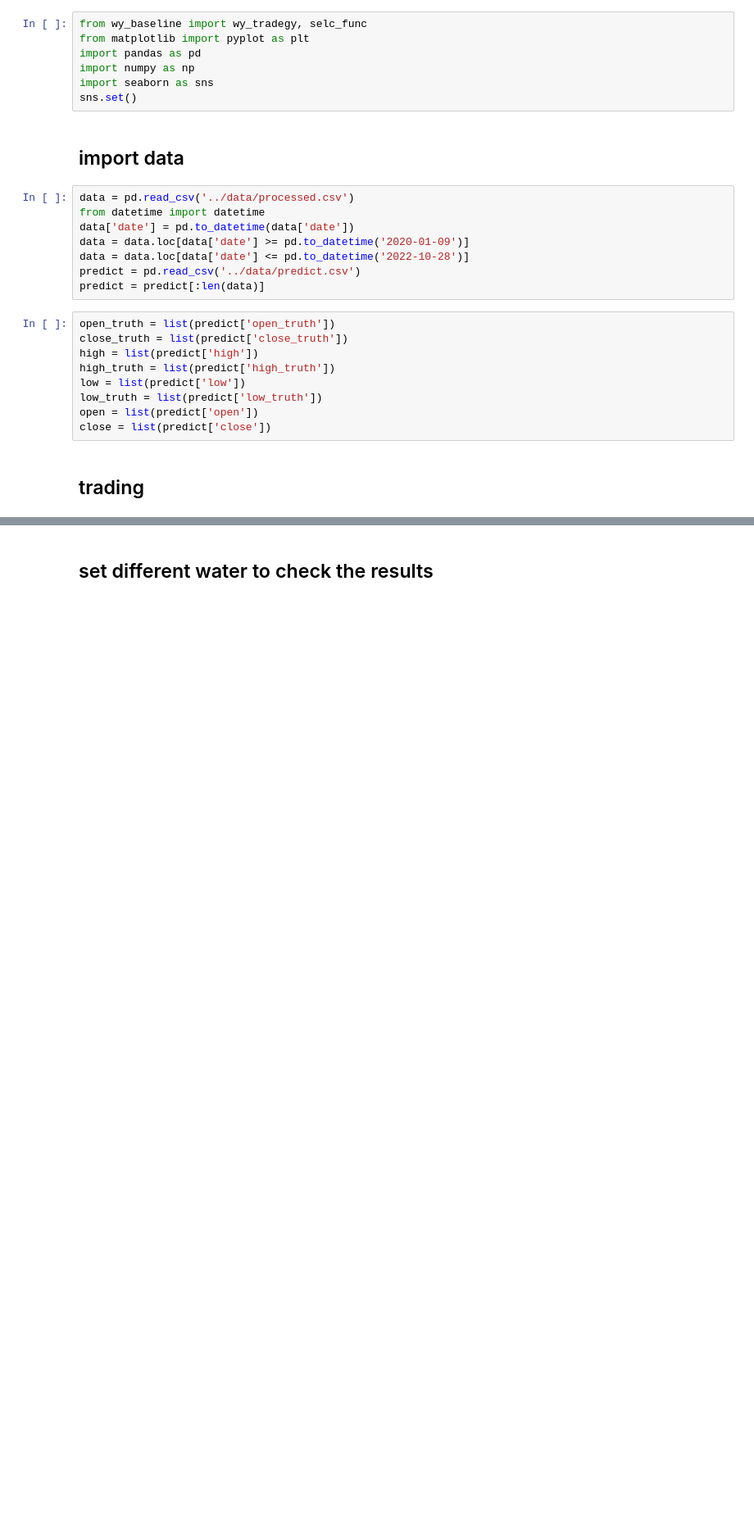
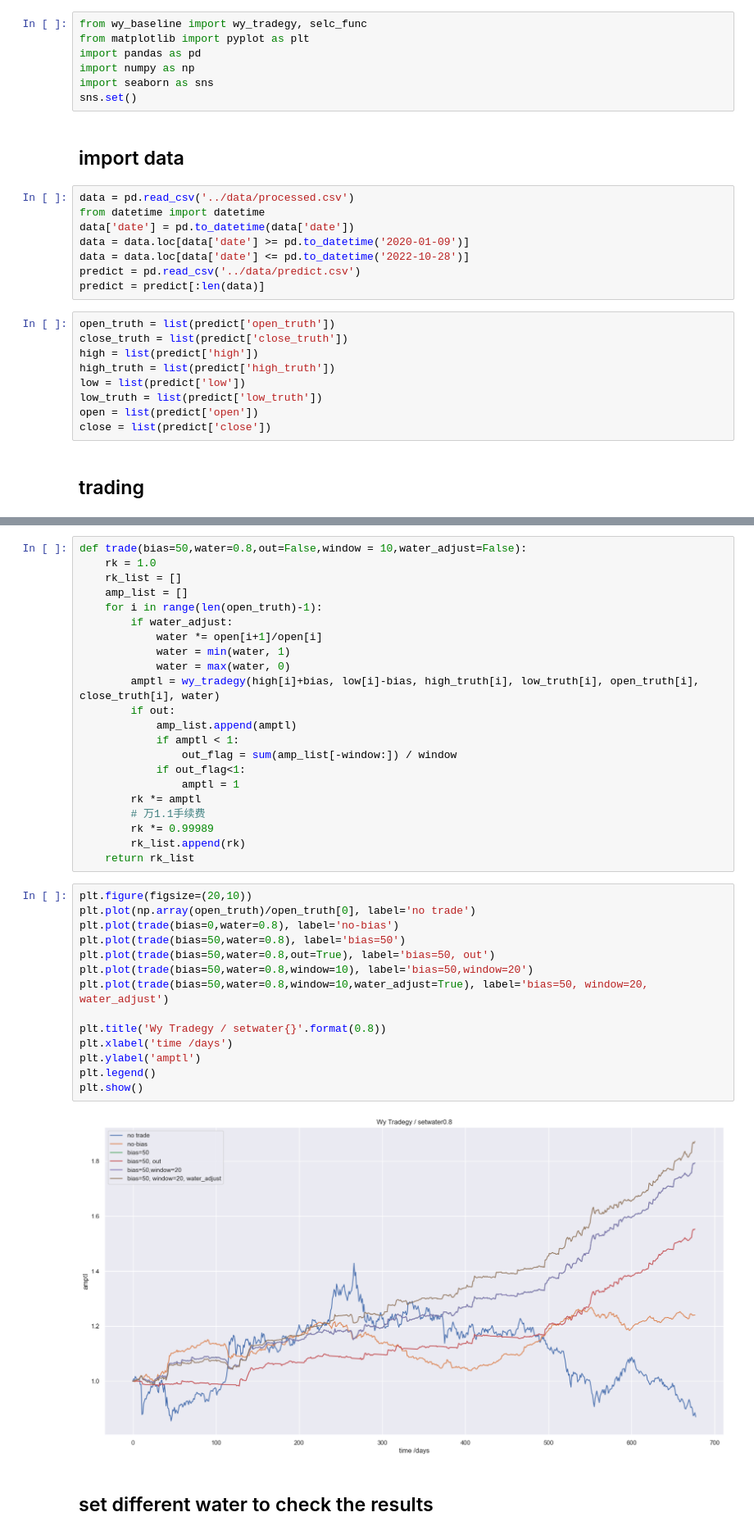
Before and after one commit to binomial-dimension/LosingMoney, a Jupyter notebook: trading/baseline.ipynb, the cells around one changed output, grey strips where cells are left out. Shown at 82% size. Cells and saved outputs as stored; diff of their text form; blank space fills up the shorter version.

Commit message:
change the trade process as functions

```diff
--- a/trading/baseline.ipynb
+++ b/trading/baseline.ipynb
@@ -99,3 +29,41 @@ plt.show()
+# %%
+def trade(bias=50,water=0.8,out=False,window = 10,water_adjust=False):
+    rk = 1.0
+    rk_list = []
+    amp_list = []
+    for i in range(len(open_truth)-1):
+        if water_adjust:
+            water *= open[i+1]/open[i]
+            water = min(water, 1)
+            water = max(water, 0)
+        amptl = wy_tradegy(high[i]+bias, low[i]-bias, high_truth[i], low_truth[i], open_truth[i], close_truth[i], water)
+        if out:
+            amp_list.append(amptl)
+            if amptl < 1:
+                out_flag = sum(amp_list[-window:]) / window
+            if out_flag<1:
+                amptl = 1
+        rk *= amptl
+        # 万1.1手续费
+        rk *= 0.99989
+        rk_list.append(rk)
+    return rk_list
+# %%
+plt.figure(figsize=(20,10))
+plt.plot(np.array(open_truth)/open_truth[0], label='no trade')
+plt.plot(trade(bias=0,water=0.8), label='no-bias')
+plt.plot(trade(bias=50,water=0.8), label='bias=50')
+plt.plot(trade(bias=50,water=0.8,out=True), label='bias=50, out')
+plt.plot(trade(bias=50,water=0.8,window=10), label='bias=50,window=20')
+plt.plot(trade(bias=50,water=0.8,window=10,water_adjust=True), label='bias=50, window=20, water_adjust')
+
+plt.title('Wy Tradegy / setwater{}'.format(0.8))
+plt.xlabel('time /days')
+plt.ylabel('amptl')
+plt.legend()
+plt.show()
+# %% [output]
+[figure, added]
 # %% [markdown]
 ## set different water to check the results
 # %%
```
Also changed, not shown: parts of 3 cells of this notebook, 1 other file.
